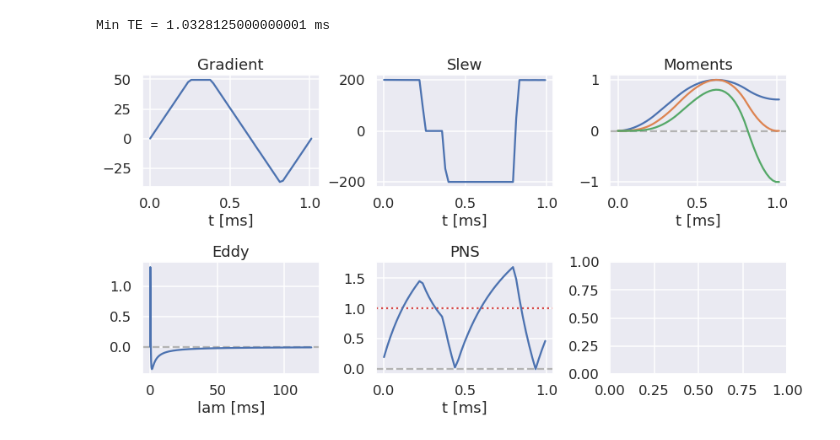
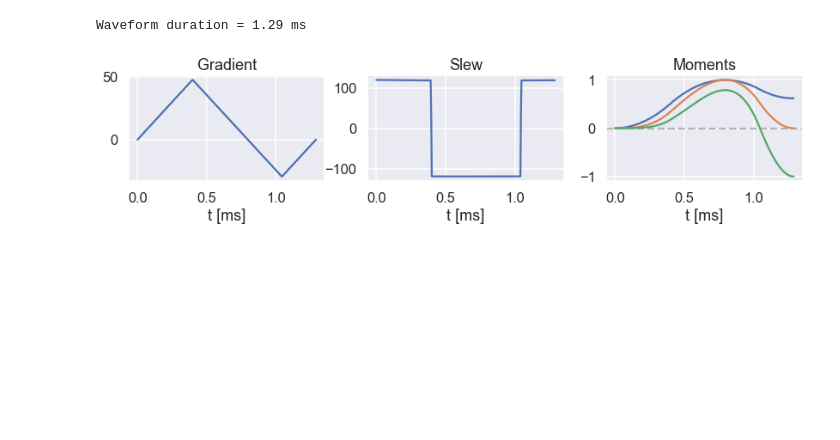
Before and after one commit to mloecher/gropt, a Jupyter notebook: python/ismrm_demo.ipynb, the cells around one changed output. Saved outputs shown, nothing was run; the diff lists cells and outputs as text; code cells hidden in the pictures; blank space fills up the shorter version.

```diff
--- a/python/ismrm_demo.ipynb
+++ b/python/ismrm_demo.ipynb
@@ -74,21 +81,20 @@ Min TE = 0.7716796875 ms
 # %%
 params = {}
 params['mode'] = 'free'
+params['gmax'] = 50
+params['smax'] = 120.0
+params['dt'] = 4e-6
+params['moment_params'] = [[0, 0, 0, -1, -1, 11.75, 1.0e-3]]
 
-params['gmax']  = 0.05
-params['smax']  = 200.0
-
-params['moment_params']  = [[0, 0, 0, -1, -1, 11.75, 1.0e-3]]
 # ************
-# Additional moment constraint added on M1 = 0
+# Additional moment constraint added for M1 = 0 with a tolerance of 1.0e-3
 # ************
 params['moment_params'].append([0, 1, 0, -1, -1, 0, 1.0e-3])
-params['dt']  = 20e-6
 
 
 G, T_min = get_min_TE(params, max_TE = 2.5)
-print('Min TE =', T_min, 'ms')
-plot_waveform(G, params)
+print('Waveform duration =', round(T_min,2), 'ms')
+plot_waveform(G, params, plot_moments = True, plot_eddy = False, plot_pns = False, plot_slew = True)
 # %% [output]
-Min TE = 1.0328125000000001 ms
+Waveform duration = 1.29 ms
-[figure, old version]
+[figure, new version]
```
Also changed, not shown: parts of 28 cells of this notebook, 4 other files.
